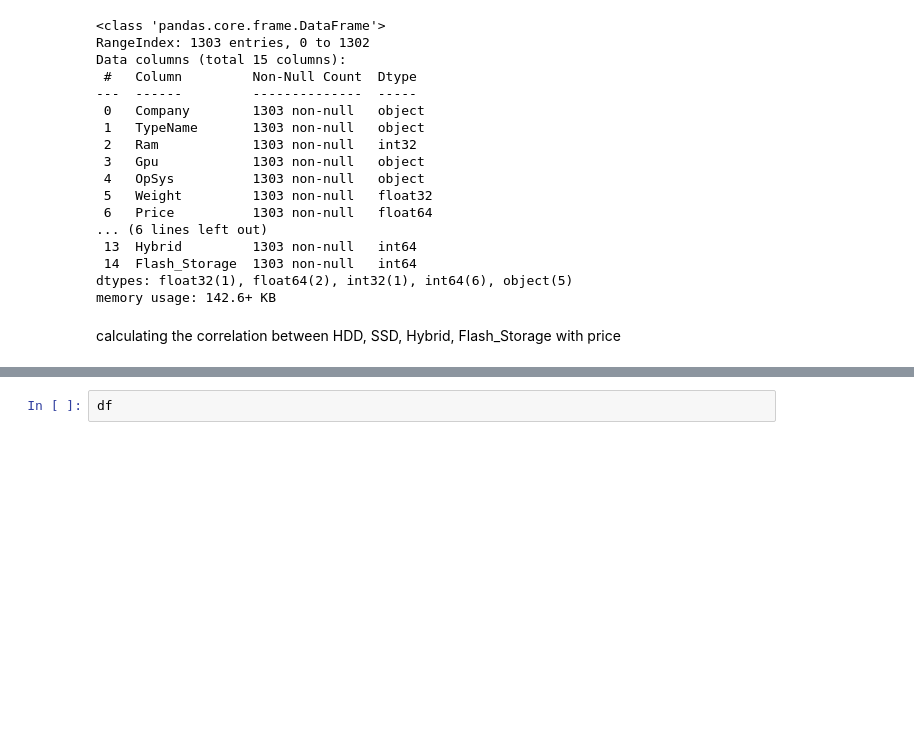
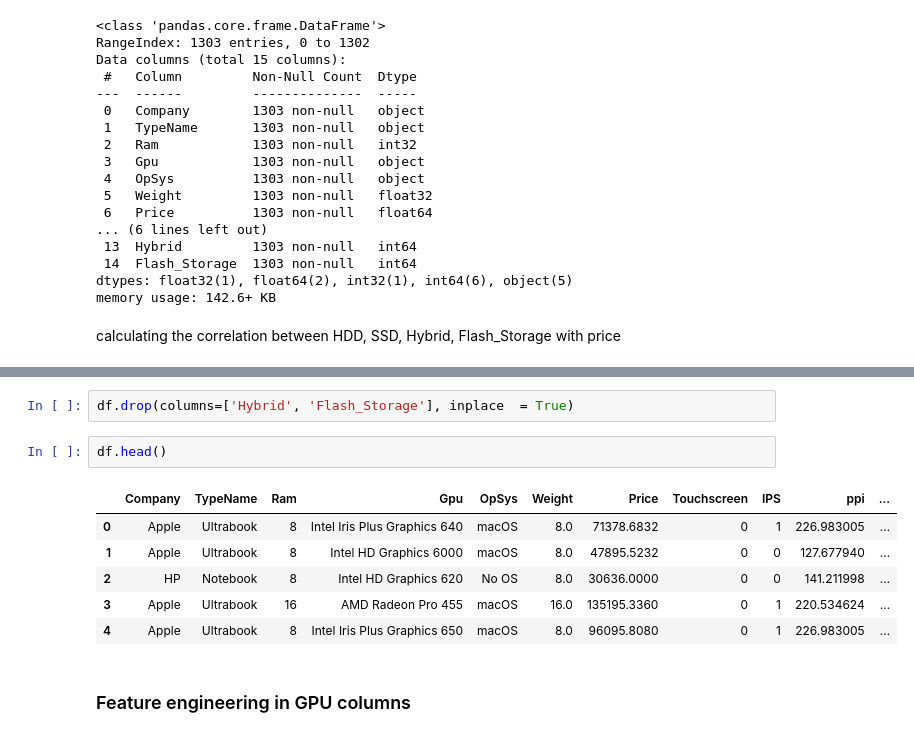
Before and after one commit to hamant-jagwan/Laptop_Price_Prediction, a Jupyter notebook: Laptop_Price_Prediction.ipynb, the cells around one changed output, grey strips where cells are left out. Drawn from its saved outputs; the diff is of its cells as text; blank space fills up the shorter version.

```diff
--- a/Laptop_Price_Prediction.ipynb
+++ b/Laptop_Price_Prediction.ipynb
@@ -433,2 +443,13 @@ calculating the correlation between HDD, SSD, Hybrid, Flash_Storage with price
+# %%
+df.drop(columns=['Hybrid', 'Flash_Storage'], inplace  = True)
 # %%
-df
+df.head()
+# %% [output]
+|  | Company | TypeName | Ram | Gpu | OpSys | Weight | Price | Touchscreen | IPS | ppi | ... |
+| 0 | Apple | Ultrabook | 8 | Intel Iris Plus Graphics 640 | macOS | 8.0 | 71378.6832 | 0 | 1 | 226.983005 | ... |
+| 1 | Apple | Ultrabook | 8 | Intel HD Graphics 6000 | macOS | 8.0 | 47895.5232 | 0 | 0 | 127.677940 | ... |
+| 2 | HP | Notebook | 8 | Intel HD Graphics 620 | No OS | 8.0 | 30636.0000 | 0 | 0 | 141.211998 | ... |
+| 3 | Apple | Ultrabook | 16 | AMD Radeon Pro 455 | macOS | 16.0 | 135195.3360 | 0 | 1 | 220.534624 | ... |
+| 4 | Apple | Ultrabook | 8 | Intel Iris Plus Graphics 650 | macOS | 8.0 | 96095.8080 | 0 | 1 | 226.983005 | ... |
+# %% [markdown]
+### Feature engineering in GPU columns
```
Also changed, not shown: parts of 20 cells of this notebook.
